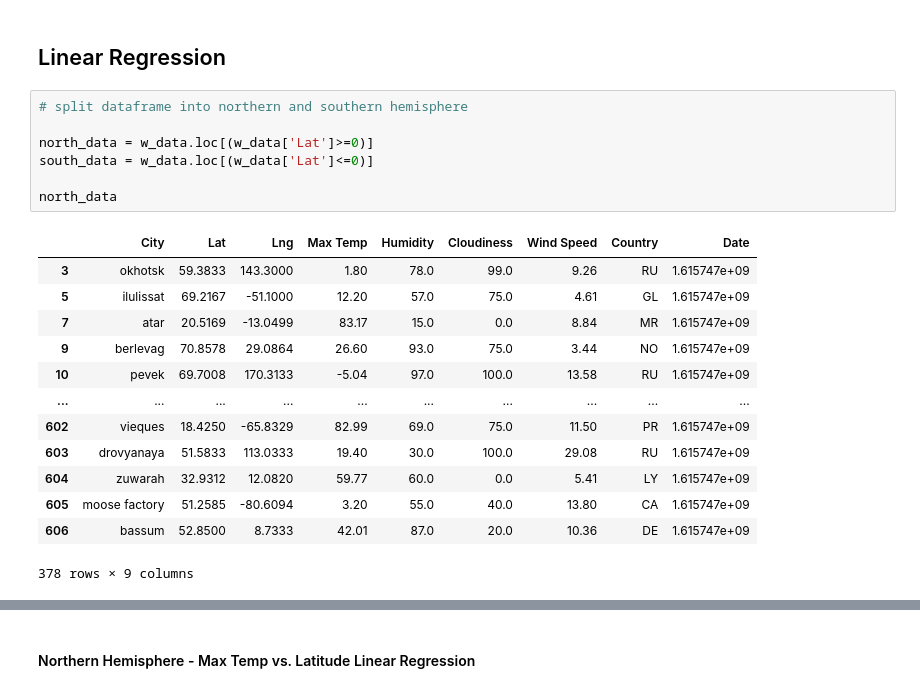
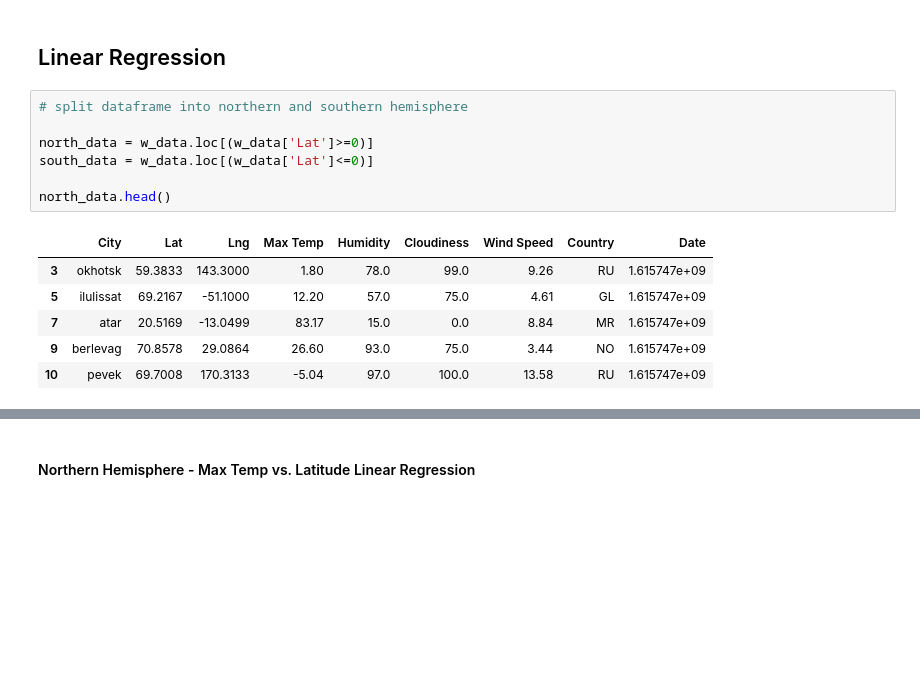
Before and after one commit to moormeierz/API-challenge, a Jupyter notebook: WeatherPy/WeatherPy.ipynb, the cells around one changed output, grey strips where cells are left out. Cells and saved outputs as stored; diff of their text form; blank space fills up the shorter version.

```diff
--- a/WeatherPy/WeatherPy.ipynb
+++ b/WeatherPy/WeatherPy.ipynb
@@ -272,22 +272,15 @@ There is no relationship between wind speed and latitude.
 # %%
 # split dataframe into northern and southern hemisphere
 
 north_data = w_data.loc[(w_data['Lat']>=0)]
 south_data = w_data.loc[(w_data['Lat']<=0)]
 
-north_data
+north_data.head()
 # %% [output]
 |  | City | Lat | Lng | Max Temp | Humidity | Cloudiness | Wind Speed | Country | Date |
 | 3 | okhotsk | 59.3833 | 143.3000 | 1.80 | 78.0 | 99.0 | 9.26 | RU | 1.615747e+09 |
 | 5 | ilulissat | 69.2167 | -51.1000 | 12.20 | 57.0 | 75.0 | 4.61 | GL | 1.615747e+09 |
 | 7 | atar | 20.5169 | -13.0499 | 83.17 | 15.0 | 0.0 | 8.84 | MR | 1.615747e+09 |
 | 9 | berlevag | 70.8578 | 29.0864 | 26.60 | 93.0 | 75.0 | 3.44 | NO | 1.615747e+09 |
 | 10 | pevek | 69.7008 | 170.3133 | -5.04 | 97.0 | 100.0 | 13.58 | RU | 1.615747e+09 |
-| ... | ... | ... | ... | ... | ... | ... | ... | ... | ... |
-| 602 | vieques | 18.4250 | -65.8329 | 82.99 | 69.0 | 75.0 | 11.50 | PR | 1.615747e+09 |
-| 603 | drovyanaya | 51.5833 | 113.0333 | 19.40 | 30.0 | 100.0 | 29.08 | RU | 1.615747e+09 |
-| 604 | zuwarah | 32.9312 | 12.0820 | 59.77 | 60.0 | 0.0 | 5.41 | LY | 1.615747e+09 |
-| 605 | moose factory | 51.2585 | -80.6094 | 3.20 | 55.0 | 40.0 | 13.80 | CA | 1.615747e+09 |
-| 606 | bassum | 52.8500 | 8.7333 | 42.01 | 87.0 | 20.0 | 10.36 | DE | 1.615747e+09 |
-378 rows × 9 columns
 # %%
```
Also changed, not shown: parts of 10 cells of this notebook, 1 other file.
